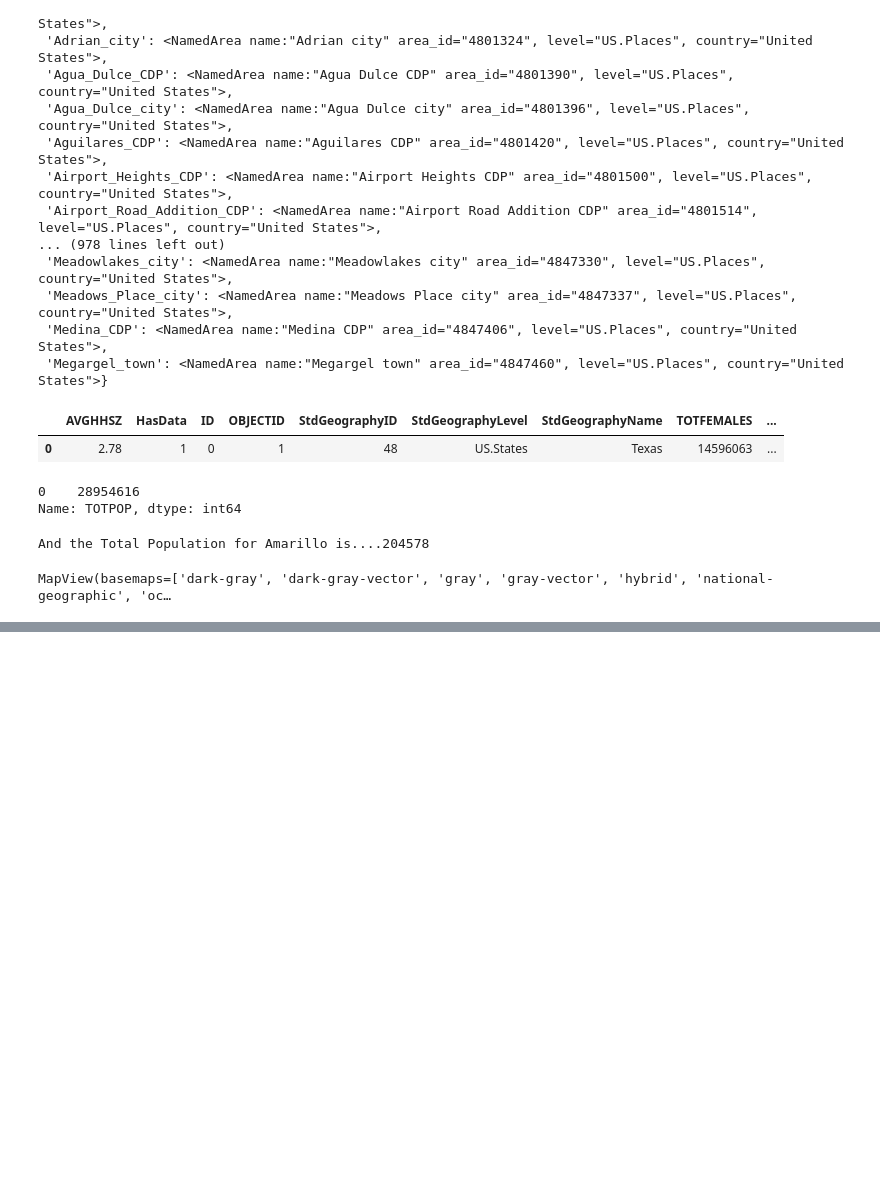
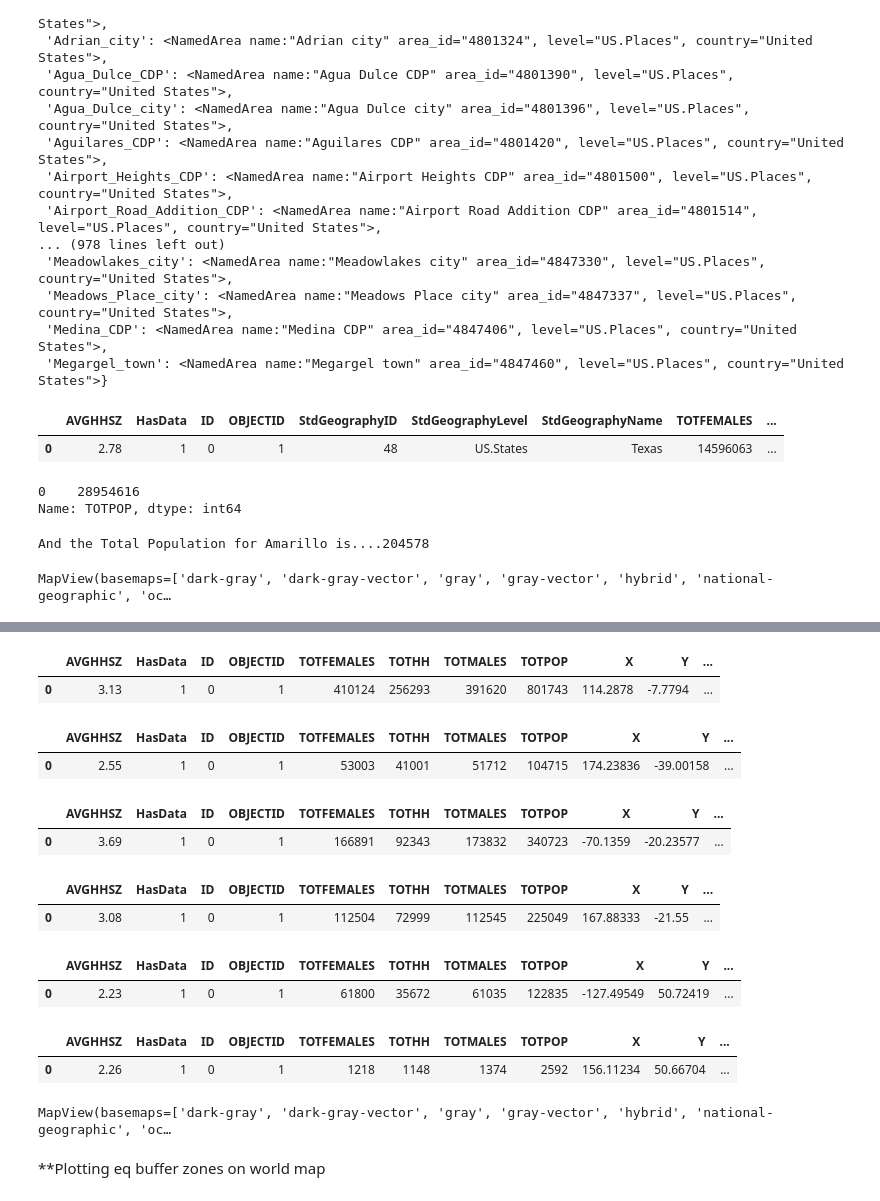
Before and after one commit to LauraLB2006/advanced_class, a Jupyter notebook: Project3/Q2_USGS.ipynb, the cells around one changed output, grey strips where cells are left out. Cells and saved outputs as stored; diff of their text form; code cells hidden in the pictures; blank space fills up the shorter version.

```diff
--- a/Project3/Q2_USGS.ipynb
+++ b/Project3/Q2_USGS.ipynb
@@ -134,0 +165,55 @@ enrich(study_areas=[buffered], data_collections=[])
+# %%
+ind_buff = BufferStudyArea(area= "Cungapmimbo, Indonesia",
+                           radii=[40], units='kilometers', overlap=False)
+ind_df= enrich(study_areas=[ind_buff], data_collections=[])
+ind_df
+# %% [output]
+|  | AVGHHSZ | HasData | ID | OBJECTID | TOTFEMALES | TOTHH | TOTMALES | TOTPOP | X | Y | ... |
+| 0 | 3.13 | 1 | 0 | 1 | 410124 | 256293 | 391620 | 801743 | 114.2878 | -7.7794 | ... |
+# %%
+nz_buff = BufferStudyArea(area= "Waitara, New Zealand",
+                           radii=[64], units='kilometers', overlap=False)
+nz_df= enrich(study_areas=[nz_buff], data_collections=[])
+nz_df
+# %% [output]
+|  | AVGHHSZ | HasData | ID | OBJECTID | TOTFEMALES | TOTHH | TOTMALES | TOTPOP | X | Y | ... |
+| 0 | 2.55 | 1 | 0 | 1 | 53003 | 41001 | 51712 | 104715 | 174.23836 | -39.00158 | ... |
+# %%
+chil_buff = BufferStudyArea(area= "Iquique, Chili",
+                           radii=[113], units='kilometers', overlap=False)
+chil_df= enrich(study_areas=[chil_buff], data_collections=[])
+chil_df
+# %% [output]
+|  | AVGHHSZ | HasData | ID | OBJECTID | TOTFEMALES | TOTHH | TOTMALES | TOTPOP | X | Y | ... |
+| 0 | 3.69 | 1 | 0 | 1 | 166891 | 92343 | 173832 | 340723 | -70.1359 | -20.23577 | ... |
+# %%
+nCal_buff = BufferStudyArea(area= "Tadine, New Caledonia",
+                           radii=[170], units='kilometers', overlap=False)
+ncal_df= enrich(study_areas=[nCal_buff], data_collections=[])
+ncal_df
+# %% [output]
+|  | AVGHHSZ | HasData | ID | OBJECTID | TOTFEMALES | TOTHH | TOTMALES | TOTPOP | X | Y | ... |
+| 0 | 3.08 | 1 | 0 | 1 | 112504 | 72999 | 112545 | 225049 | 167.88333 | -21.55 | ... |
+# %%
+ph_buff = BufferStudyArea(area= "Port Hardy, Canada",
+                           radii=[223], units='kilometers', overlap=False)
+ph_df= enrich(study_areas=[ph_buff], data_collections=[])
+ph_df
+# %% [output]
+|  | AVGHHSZ | HasData | ID | OBJECTID | TOTFEMALES | TOTHH | TOTMALES | TOTPOP | X | Y | ... |
+| 0 | 2.23 | 1 | 0 | 1 | 61800 | 35672 | 61035 | 122835 | -127.49549 | 50.72419 | ... |
+# %%
+sk_buff = BufferStudyArea(area= "Severo-Kuril'sk, Russia",
+                           radii=[170], units='kilometers', overlap=False)
+sk_df= enrich(study_areas=[sk_buff], data_collections=[])
+sk_df
+# %% [output]
+|  | AVGHHSZ | HasData | ID | OBJECTID | TOTFEMALES | TOTHH | TOTMALES | TOTPOP | X | Y | ... |
+| 0 | 2.26 | 1 | 0 | 1 | 1218 | 1148 | 1374 | 2592 | 156.11234 | 50.66704 | ... |
+# %%
+m3= gis.map ("North America")
+m3
+# %% [output]
+MapView(basemaps=['dark-gray', 'dark-gray-vector', 'gray', 'gray-vector', 'hybrid', 'national-geographic', 'oc…
+# %% [markdown]
+**Plotting eq buffer zones on world map
```
Also changed, not shown: parts of 34 cells of this notebook.
